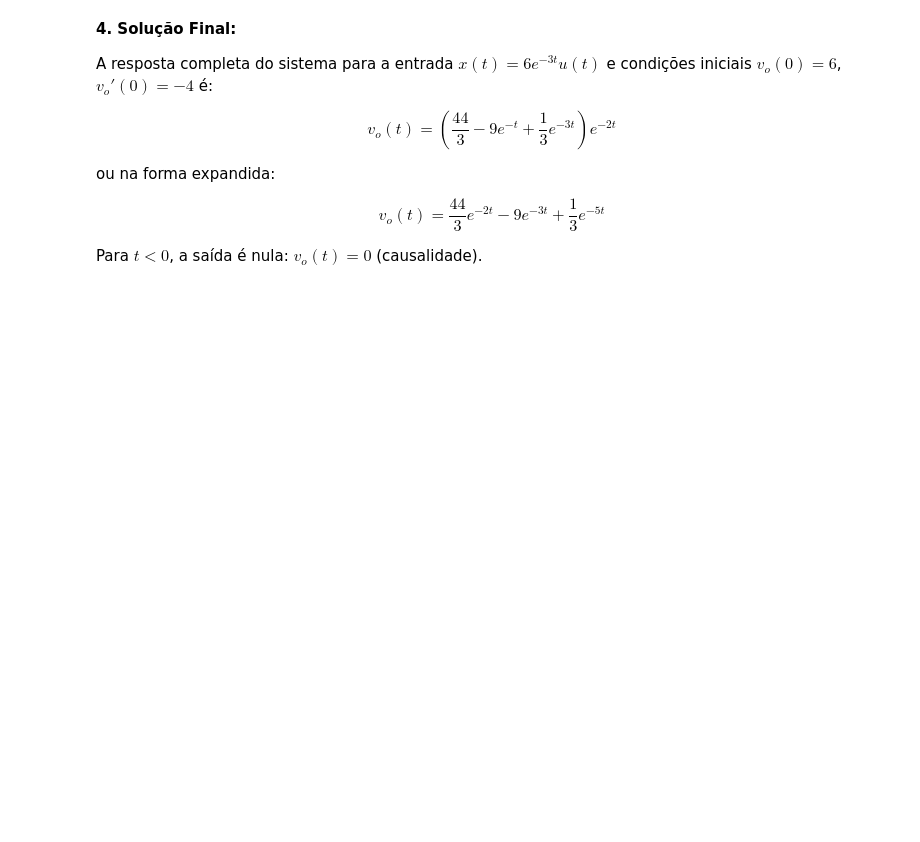
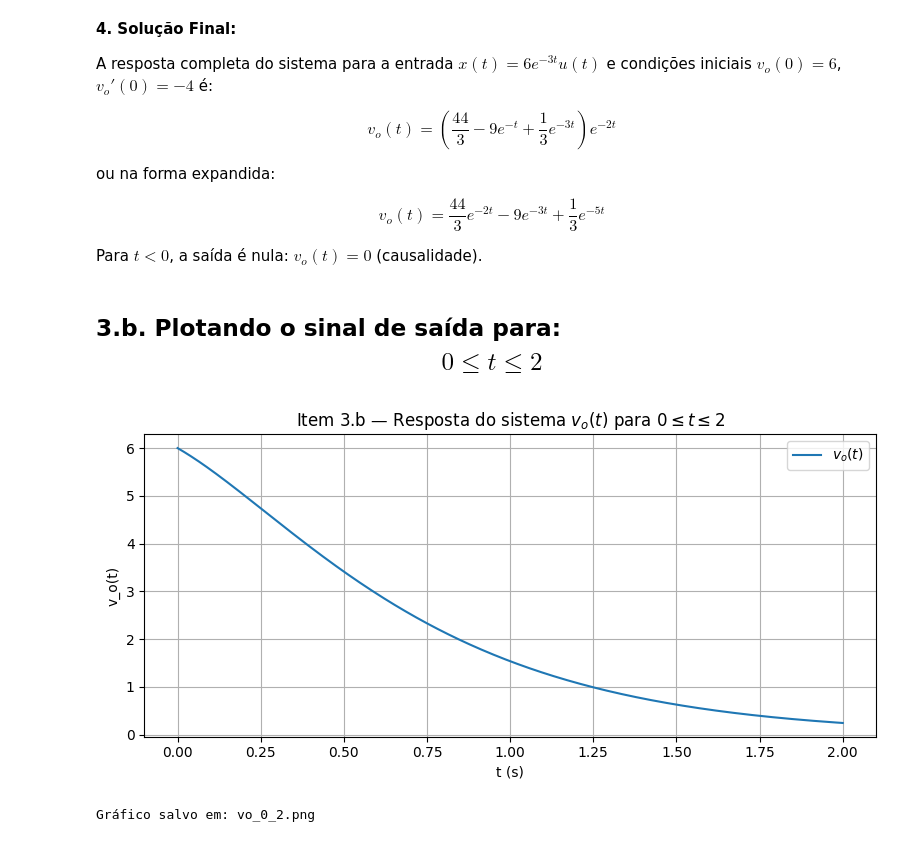
Before and after one commit to biiaalmeida/SinaisESistemas, a Jupyter notebook: questao5.ipynb, the cells around one changed output. Saved outputs shown, nothing was run; the diff lists cells and outputs as text; code cells hidden in the pictures; blank space fills up the shorter version.

```diff
--- a/questao5.ipynb
+++ b/questao5.ipynb
@@ -166,7 +164,9 @@ $$
 
 Aplicando as condições iniciais $v_o(0)=6$ e $v_o'(0)=-4$ para determinar $C_1$ e $C_2$.
 # %%
-# Define as condições iniciais
+# 3.b — Define as condições iniciais e calcula a solução completa (sem plot)
+
+y = sp.Function('y')
 condicoes_naturais = {y(0): 6, sp.diff(y(t), t).subs(t, 0): -4}
 
 # Entrada x(t) = 6*exp(-3*t)
@@ -209,3 +203,41 @@ v_o(t) = \frac{44}{3}e^{-2t} - 9e^{-3t} + \frac{1}{3}e^{-5t}
 $$
 
 Para $t < 0$, a saída é nula: $v_o(t) = 0$ (causalidade).
+# %% [markdown]
+## 3.b. Plotando o sinal de saída para: $$0 \leq t \leq 2$$
+# %%
+import numpy as np
+import matplotlib.pyplot as plt
+import sympy as sp
+from sympy import lambdify
+
+try:
+    vo_expr = solucao_expandida
+except NameError:
+    vo_expr = sp.expand(solucao_completa.rhs)
+
+# Converte para função numérica
+vo_num = lambdify(t, vo_expr, 'numpy')
+
+# Pontos de tempo
+ts = np.linspace(0, 2, 500)
+ys = vo_num(ts)
+
+# Plot
+plt.figure(figsize=(8,4))
+plt.plot(ts, ys, color='tab:blue', label=r'$v_o(t)$')
+plt.xlabel('t (s)')
+plt.ylabel('v_o(t)')
+plt.title(r'Item 3.b — Resposta do sistema $v_o(t)$ para $0 \leq t \leq 2$')
+plt.grid(True)
+plt.legend()
+plt.tight_layout()
+
+# Salva o gráfico no repositório
+fname = 'vo_0_2.png'
+plt.savefig(fname, dpi=200)
+plt.show()
+print('Gráfico salvo em:', fname)
+# %% [output]
+[figure, added]
+Gráfico salvo em: vo_0_2.png
```
Also changed, not shown: parts of 7 cells of this notebook.
